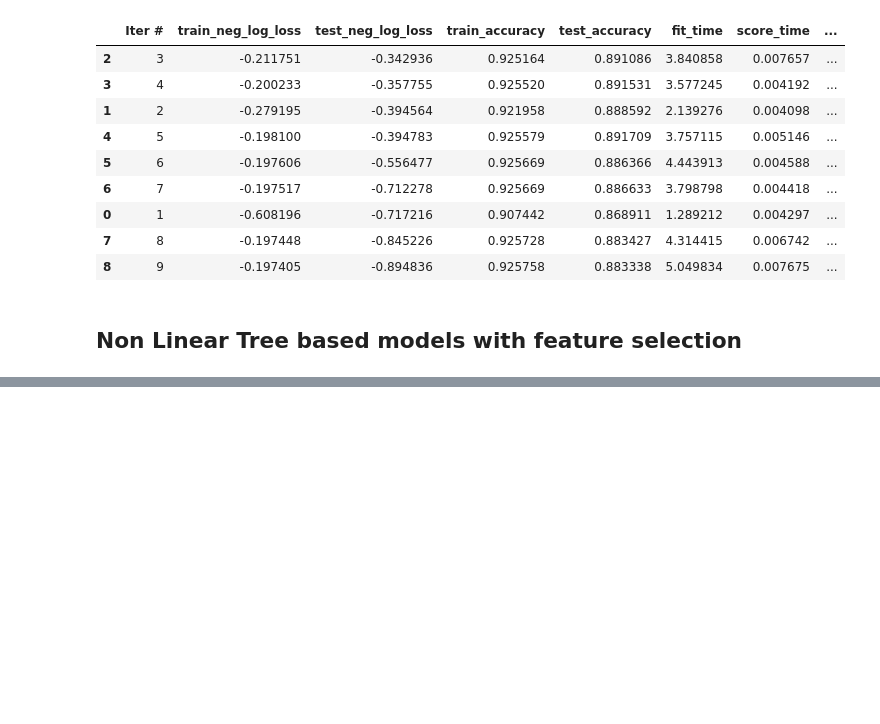
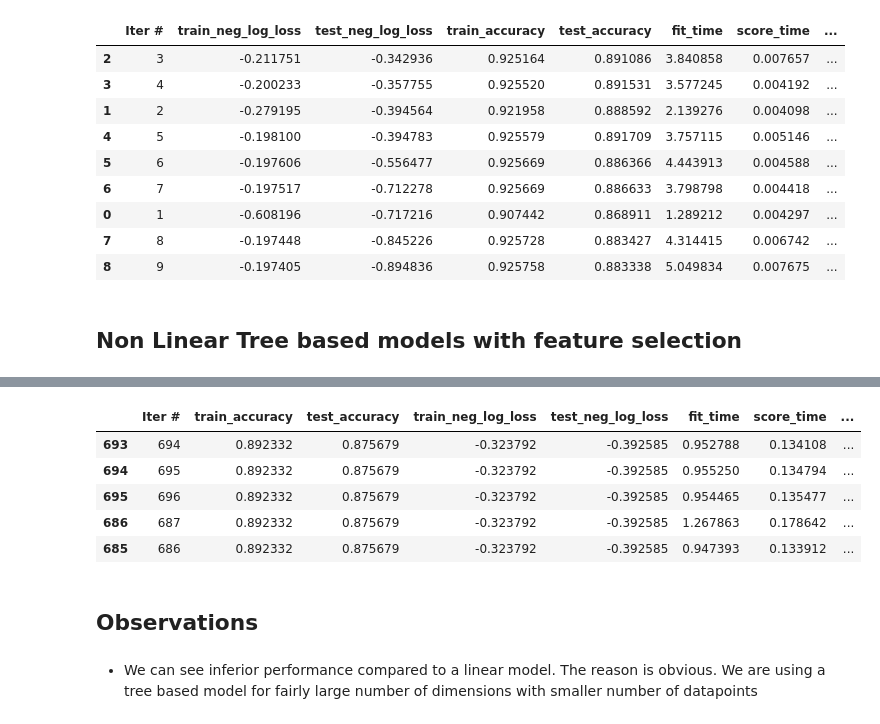
Before and after one commit to MayukhSobo/CreditMateHiring, a Jupyter notebook: Modelling.ipynb, the cells around one changed output, grey strips where cells are left out. Cells and saved outputs as stored; diff of their text form; code cells hidden in the pictures; blank space fills up the shorter version.

```diff
--- a/Modelling.ipynb
+++ b/Modelling.ipynb
@@ -539,16 +573,17 @@ params = {
     'max_depth': [2, 4, 6],  # Typically small value for low variance
     'subsample': [0.5, 0.75, 1.0], # Row sampling like Random Forest
     'colsample_bytree': [0.3, 0.5, 0.7, 1.0],  # Column sampling like Random Forest
-    'num_leaves': [2**2, 2**4, 2**6]  # Should be according to the max_depth (small)
+    'num_leaves': [2**2, 2**4, 2**6],  # Should be according to the max_depth (small)
+    'learning_rate': [0.0001, 0.001, 0.01, 0.1, 0.5, 1, 2]
 }
 # %%
 estimator = lgb.LGBMClassifier(random_state=42,
                                 silent=False,
-                                n_jobs=4,
+                                n_jobs=1,
                                 class_weight='balanced',
                                 objective='multiclass')
 grid = GridSearchCV(estimator=estimator,
-                    n_jobs=1,
+                    n_jobs=-1,
                     param_grid=params,
                     scoring={'neg_log_loss', 'accuracy'},
                     refit='neg_log_loss', # Because we are using multiple scoring metrics
@@ -565,0 +623,14 @@ Fitting 4 folds for each of 108 candidates, totalling 432 fits
+# %%
+g = get_summary(grid)
+g.sort_values(by='test_neg_log_loss', ascending=False).head()
+# %% [output]
+|  | Iter # | train_accuracy | test_accuracy | train_neg_log_loss | test_neg_log_loss | fit_time | score_time | ... |
+| 693 | 694 | 0.892332 | 0.875679 | -0.323792 | -0.392585 | 0.952788 | 0.134108 | ... |
+| 694 | 695 | 0.892332 | 0.875679 | -0.323792 | -0.392585 | 0.955250 | 0.134794 | ... |
+| 695 | 696 | 0.892332 | 0.875679 | -0.323792 | -0.392585 | 0.954465 | 0.135477 | ... |
+| 686 | 687 | 0.892332 | 0.875679 | -0.323792 | -0.392585 | 1.267863 | 0.178642 | ... |
+| 685 | 686 | 0.892332 | 0.875679 | -0.323792 | -0.392585 | 0.947393 | 0.133912 | ... |
+# %% [markdown]
+## Observations
+# %% [markdown]
+- We can see inferior performance compared to a linear model. The reason is obvious. We are using a tree based model for fairly large number of dimensions with smaller number of datapoints
```
Also changed, not shown: parts of 20 cells of this notebook, 1 other file.
